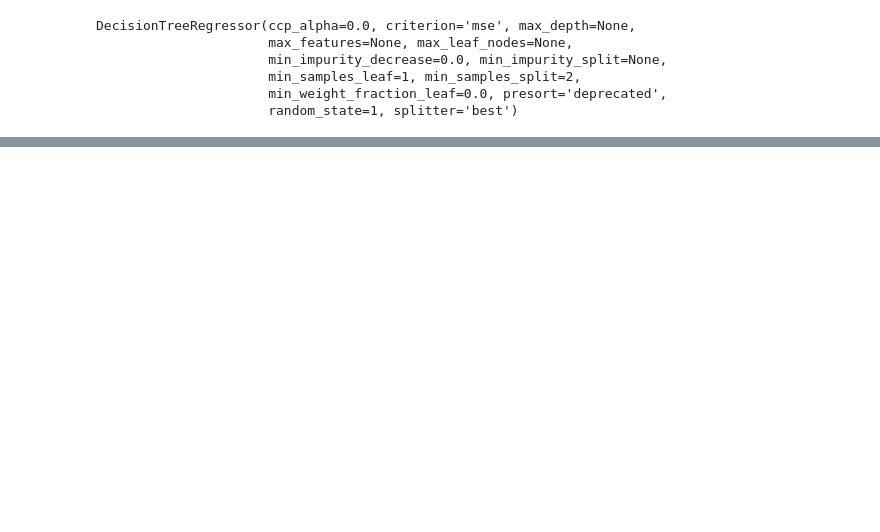
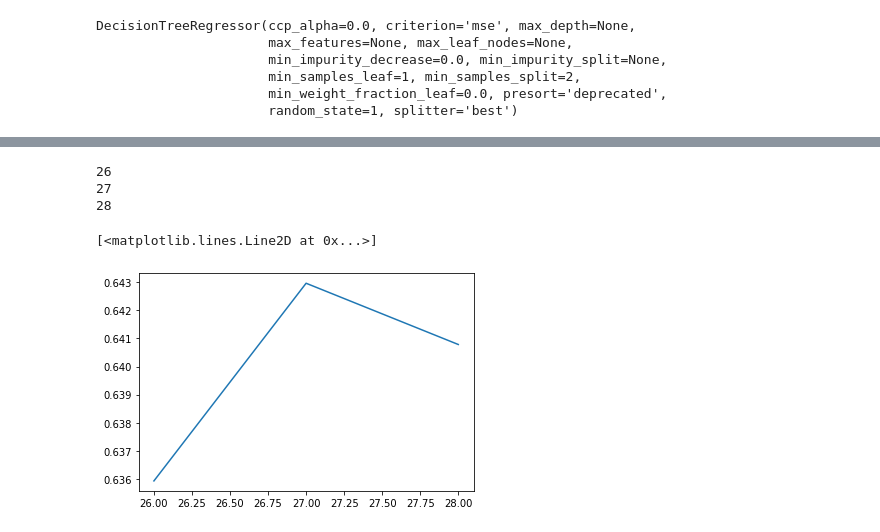
Before and after one commit to abhigyanghosh30/7th-Semester, a Jupyter notebook: DA-1/DA_1_Project_1.ipynb, the cells around one changed output, grey strips where cells are left out. Drawn from its saved outputs; the diff is of its cells as text; code cells hidden in the pictures; blank space fills up the shorter version.

```diff
--- a/DA-1/DA_1_Project_1.ipynb
+++ b/DA-1/DA_1_Project_1.ipynb
@@ -151,0 +158,18 @@ accuracy_score(val_y, knn_pred)
+# %%
+
+tree_scores = []
+for d in [26,27,28]:
+    print(d)
+    # tree = DecisionTreeClassifier(max_depth=5, random_state=17)
+    tree = DecisionTreeClassifier(max_depth=d, random_state=17)
+    tree.fit(imputed_X_train, train_y)
+    tree_pred = tree.predict(imputed_X_valid)
+    tree_scores.append(accuracy_score(val_y, tree_pred))
+
+plt.plot(np.arange(26,29),tree_scores)
+# %% [output]
+26
+27
+28
+[<matplotlib.lines.Line2D at 0x...>]
+[figure, added]
```
Also changed, not shown: parts of 22 cells of this notebook, 4 other files.
